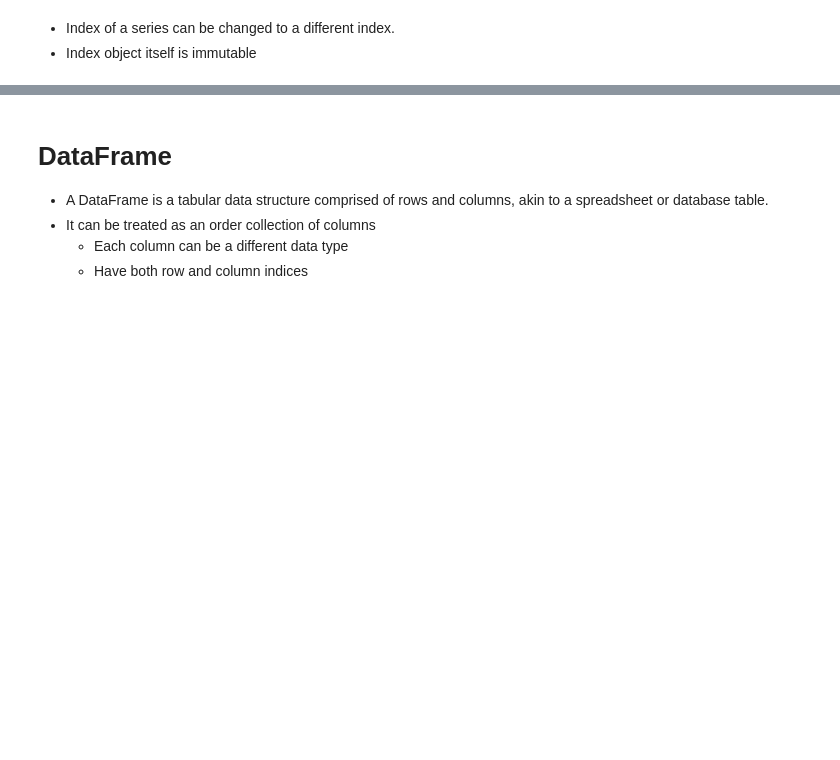
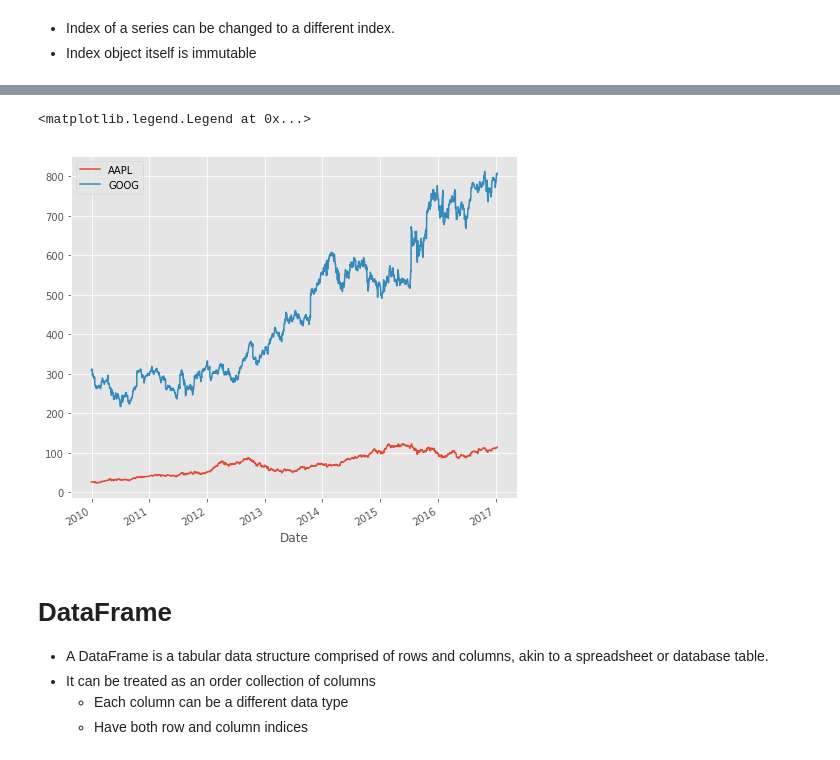
Before and after one commit to RyanLHU/CISC7201, a Jupyter notebook: slides/slide06 Pandas.ipynb, the cells around one changed output, grey strips where cells are left out. Cells and saved outputs as stored; diff of their text form; code cells hidden in the pictures; blank space fills up the shorter version.

```diff
--- a/slides/slide06 Pandas.ipynb
+++ b/slides/slide06 Pandas.ipynb
@@ -235,3 +386,22 @@ Index(['Florida', 'New York', 'Kentucky', 'Georgia'], dtype='object')
+# %%
+%matplotlib inline
+import matplotlib.pyplot as plt
+from matplotlib import style
+
+# Adjusting the size of matplotlib
+import matplotlib as mpl
+mpl.rc('figure', figsize=(8, 7))
+mpl.__version__
+
+# Adjusting the style of matplotlib
+style.use('ggplot')
+
+df['Adj Close'].plot(label='AAPL')
+df2['Adj Close'].plot(label='GOOG')
+plt.legend()
+# %% [output]
+<matplotlib.legend.Legend at 0x...>
+[figure, added]
 # %% [markdown]
 # DataFrame
 - A DataFrame is a tabular data structure comprised of rows and columns, akin to a spreadsheet or database table.
```
Also changed, not shown: parts of 81 cells of this notebook.
